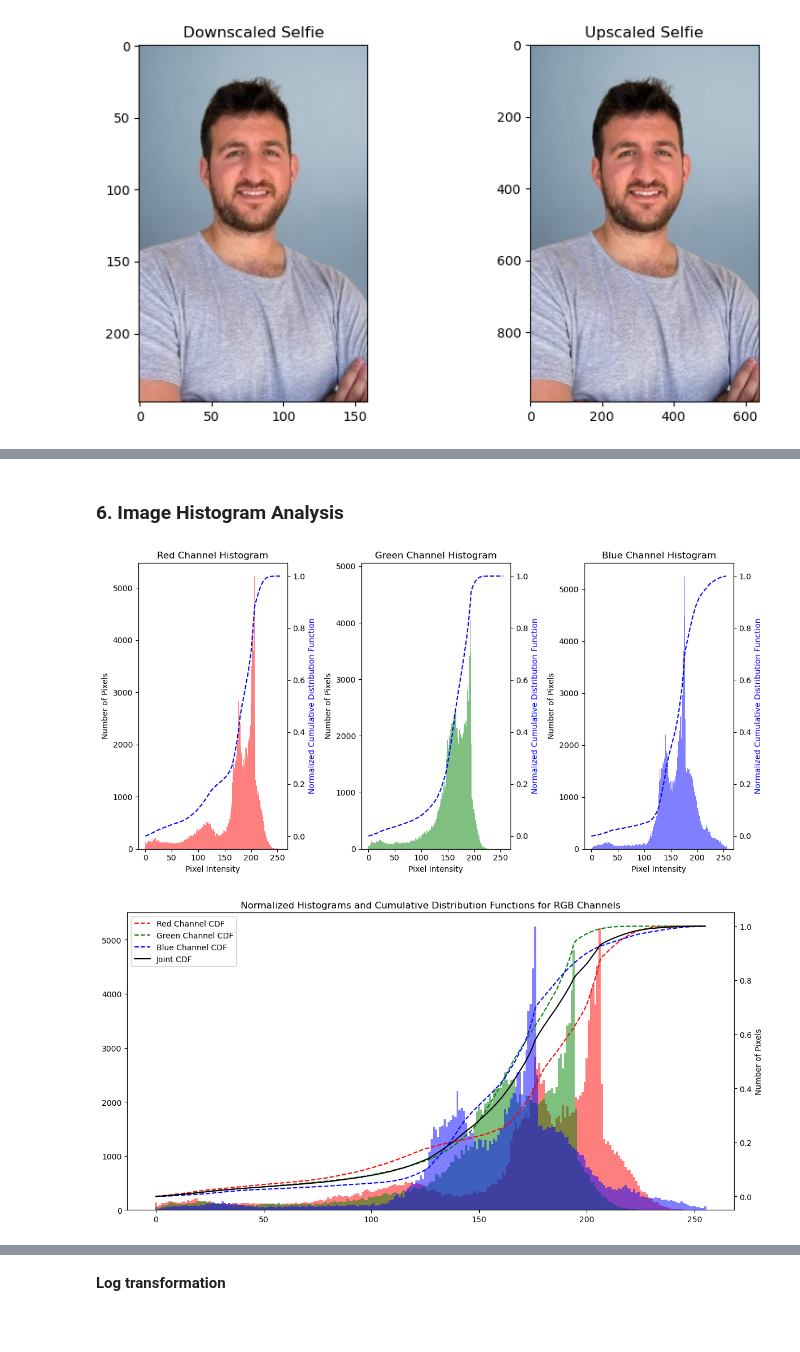
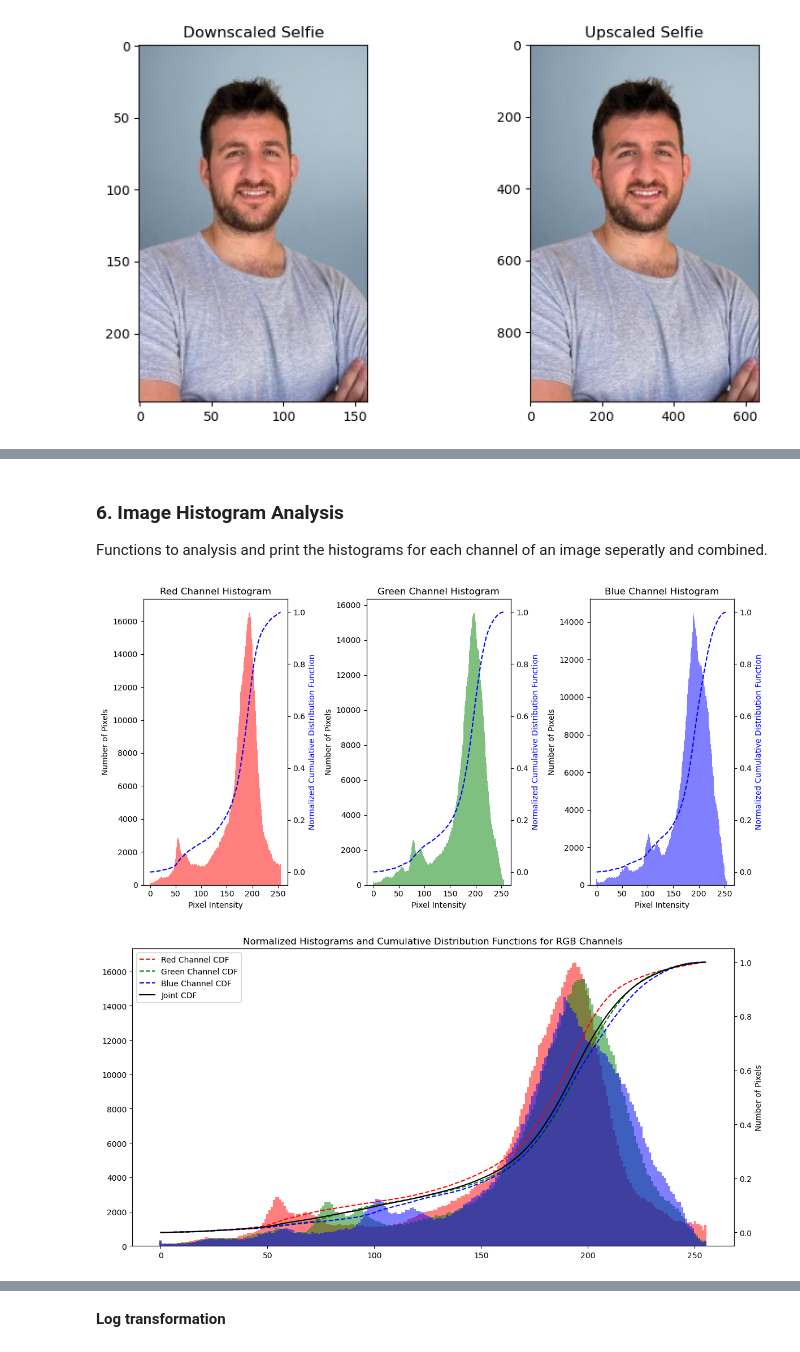
Before and after one commit to LevinTamir/intro-to-image-processing-course, a Jupyter notebook: hw/hw1/Tamir_Levin_code_hw1.ipynb, the cells around one changed output, grey strips where cells are left out. Cells and saved outputs as stored; diff of their text form; code cells hidden in the pictures.

```diff
--- a/hw/hw1/Tamir_Levin_code_hw1.ipynb
+++ b/hw/hw1/Tamir_Levin_code_hw1.ipynb
@@ -423,6 +431,8 @@ def annotate_video():
     cv2.destroyAllWindows()
 # %%
 annotate_video()
-# %% [markdown]
-### 6. Image Histogram Analysis
+# %% [markdown]
+### 6. Image Histogram Analysis
+
+Functions to analysis and print the histograms for each channel of an image seperatly and combined.
 # %%
@@ -542,8 +553,8 @@ def plot_joint_histogram_and_cdf(image, channel_labels=['Red', 'Green', 'Blue'])
     plt.tight_layout()
     plt.show()
 # %%
-plot_histograms_and_cdfs(selfie)
-plot_joint_histogram_and_cdf(selfie)
+plot_histograms_and_cdfs(animal)
+plot_joint_histogram_and_cdf(animal)
 # %% [output]
-[figure, old version]
+[figure, new version]
-[figure, old version]
+[figure, new version]
```
Also changed, not shown: parts of 21 cells of this notebook, 10 other files.
